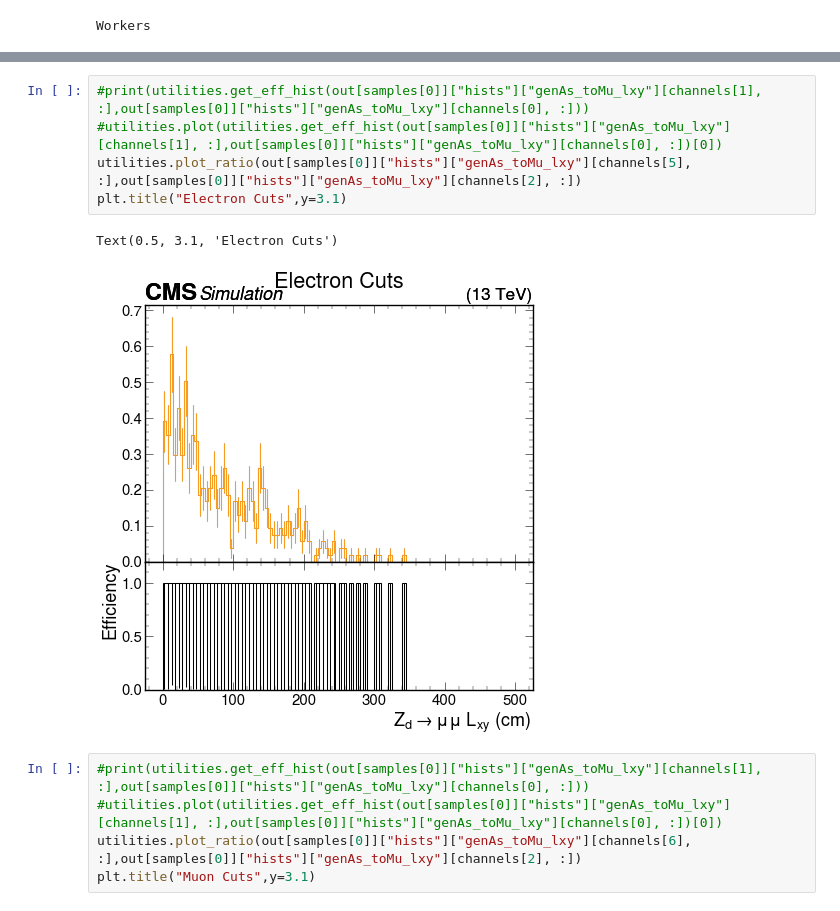
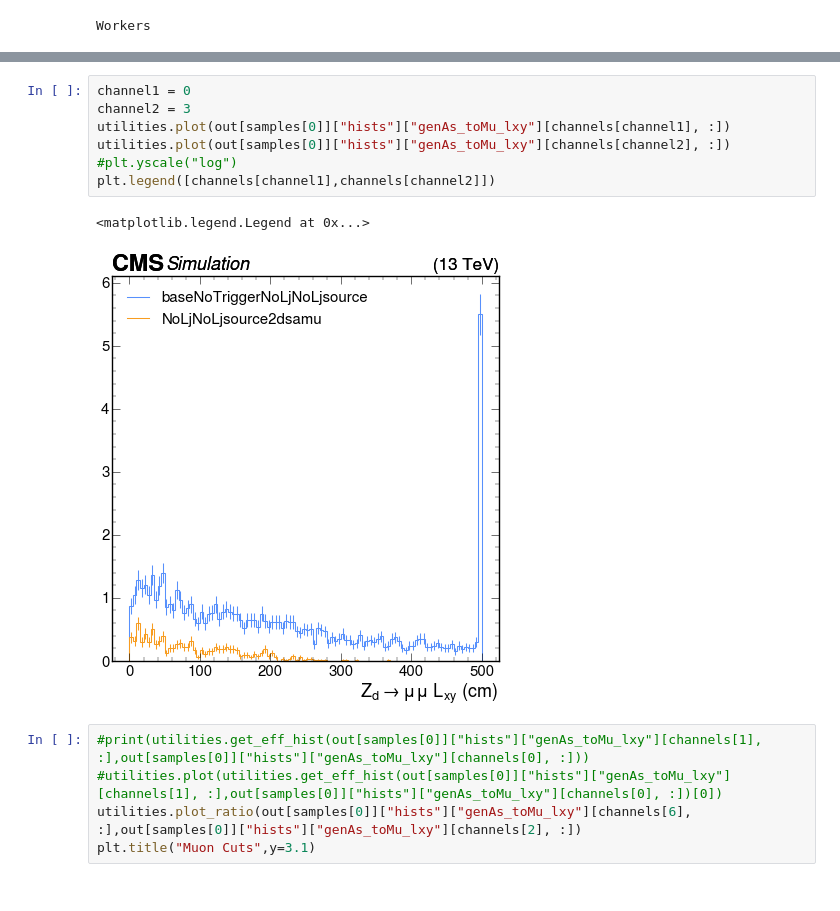
Before and after one commit to knh3dg/SIDM, a Jupyter notebook: sidm/test_notebooks/jack_test2.ipynb, the cells around one changed output, grey strips where cells are left out. Drawn from its saved outputs; the diff is of its cells as text.

```diff
--- a/sidm/test_notebooks/jack_test2.ipynb
+++ b/sidm/test_notebooks/jack_test2.ipynb
@@ -163,11 +200,13 @@ plt.legend([channels[channel1],channels[channel2],channels[channel3],channels[ch
 # %%
-#print(utilities.get_eff_hist(out[samples[0]]["hists"]["genAs_toMu_lxy"][channels[1], :],out[samples[0]]["hists"]["genAs_toMu_lxy"][channels[0], :]))
-#utilities.plot(utilities.get_eff_hist(out[samples[0]]["hists"]["genAs_toMu_lxy"][channels[1], :],out[samples[0]]["hists"]["genAs_toMu_lxy"][channels[0], :])[0])
-utilities.plot_ratio(out[samples[0]]["hists"]["genAs_toMu_lxy"][channels[5], :],out[samples[0]]["hists"]["genAs_toMu_lxy"][channels[2], :])
-plt.title("Electron Cuts",y=3.1)
+channel1 = 0
+channel2 = 3
+utilities.plot(out[samples[0]]["hists"]["genAs_toMu_lxy"][channels[channel1], :])
+utilities.plot(out[samples[0]]["hists"]["genAs_toMu_lxy"][channels[channel2], :])
+#plt.yscale("log")
+plt.legend([channels[channel1],channels[channel2]])
 # %% [output]
-Text(0.5, 3.1, 'Electron Cuts')
+<matplotlib.legend.Legend at 0x...>
-[figure, old version]
+[figure, new version]
 # %%
 #print(utilities.get_eff_hist(out[samples[0]]["hists"]["genAs_toMu_lxy"][channels[1], :],out[samples[0]]["hists"]["genAs_toMu_lxy"][channels[0], :]))
 #utilities.plot(utilities.get_eff_hist(out[samples[0]]["hists"]["genAs_toMu_lxy"][channels[1], :],out[samples[0]]["hists"]["genAs_toMu_lxy"][channels[0], :])[0])
```
Also changed, not shown: parts of 8 cells of this notebook, 13 other files.
